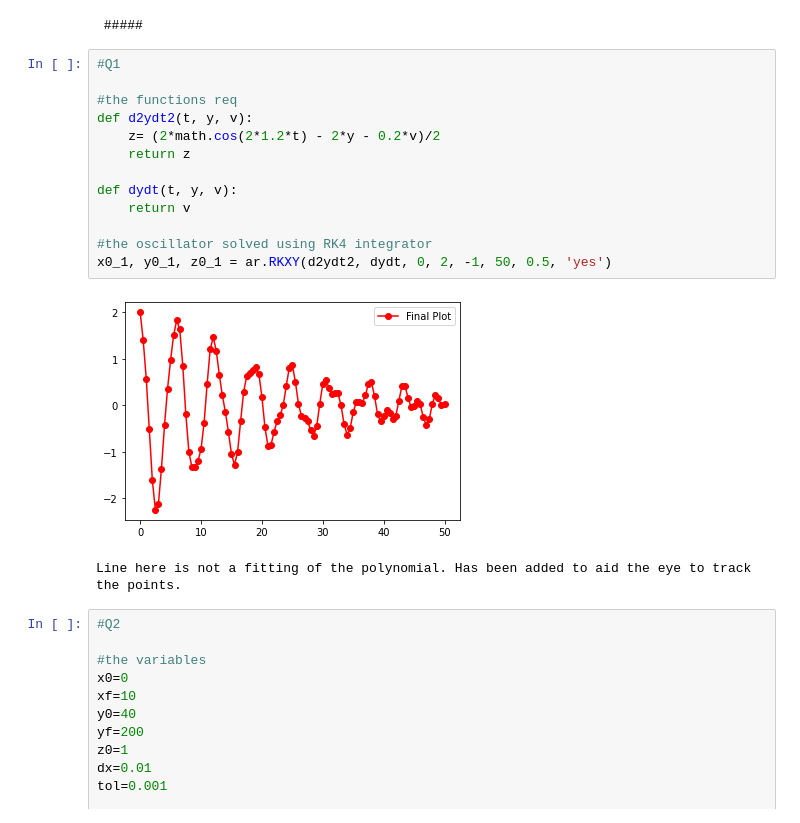
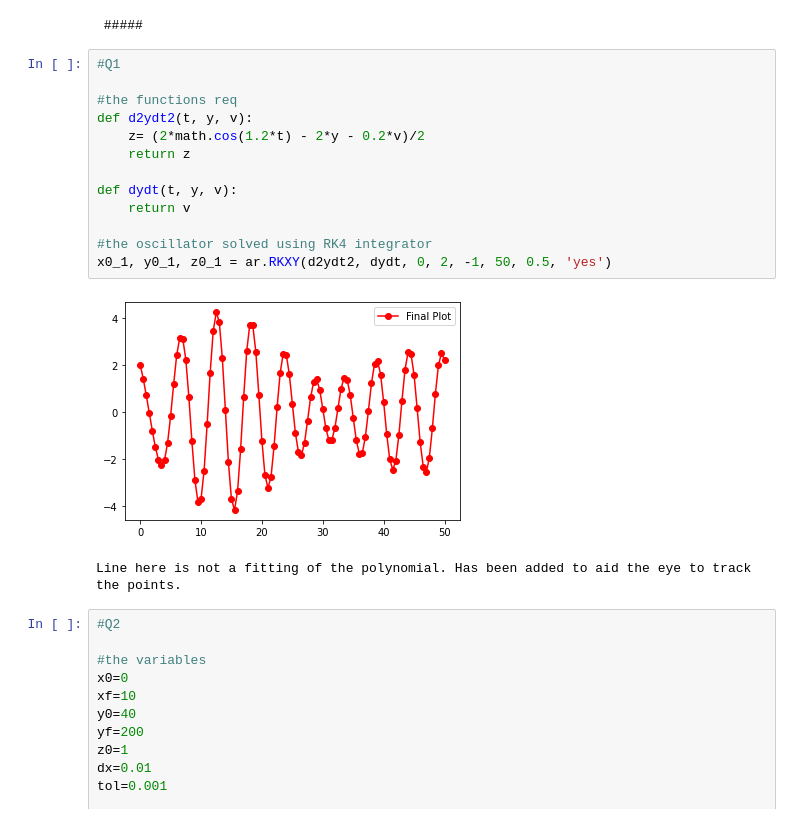
Before and after one commit to AbhinavRoy99/P346-NISER, a Jupyter notebook: Assignment 6/Assignment 6.ipynb, the cells around one changed output. Drawn from its saved outputs; the diff is of its cells as text.

```diff
--- a/Assignment 6/Assignment 6.ipynb
+++ b/Assignment 6/Assignment 6.ipynb
@@ -10,18 +10,18 @@ ar.printhash()
 # %%
 #Q1
 
 #the functions req
 def d2ydt2(t, y, v):
-    z= (2*math.cos(2*1.2*t) - 2*y - 0.2*v)/2
+    z= (2*math.cos(1.2*t) - 2*y - 0.2*v)/2
     return z
 
 def dydt(t, y, v):
     return v
 
 #the oscillator solved using RK4 integrator
 x0_1, y0_1, z0_1 = ar.RKXY(d2ydt2, dydt, 0, 2, -1, 50, 0.5, 'yes')
 # %% [output]
-[figure, old version]
+[figure, new version]
 Line here is not a fitting of the polynomial. Has been added to aid the eye to track the points.
 # %%
 #Q2
```
